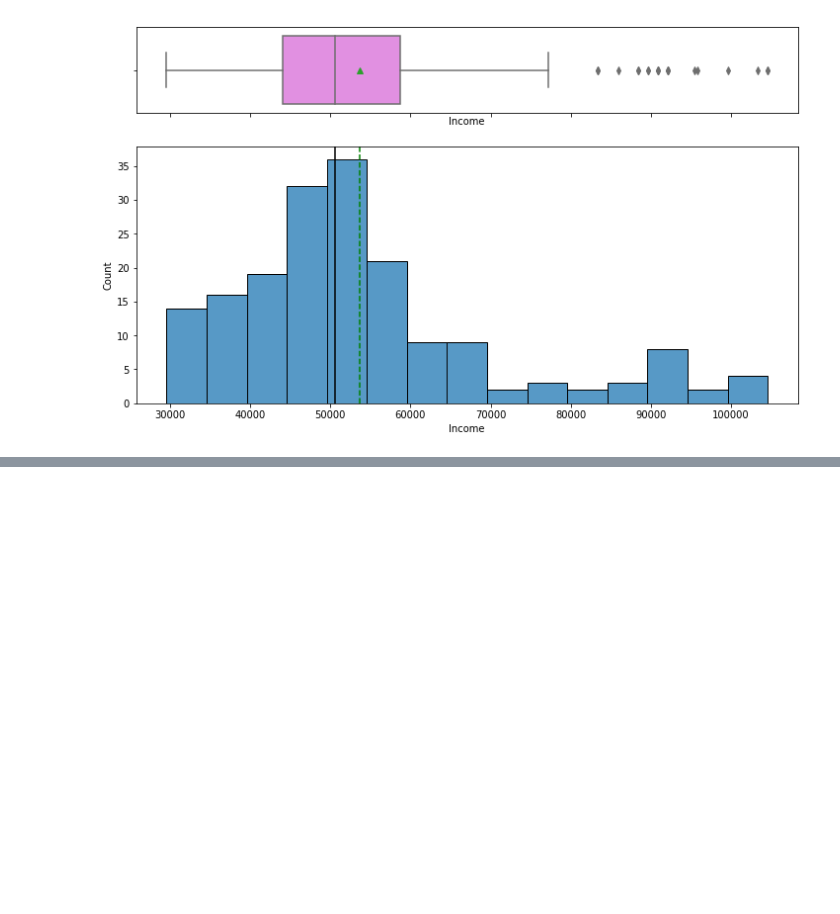
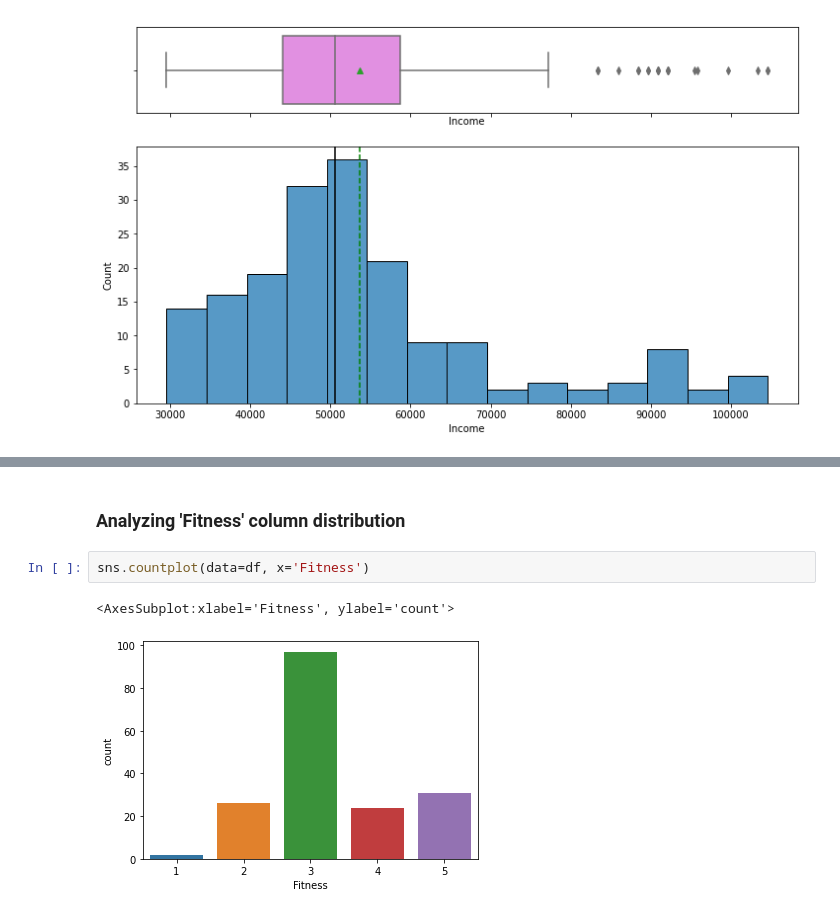
Before and after one commit to Isaac009/PGP-AIML, a Jupyter notebook: Projects/CardioGoodProject copy.ipynb, the cells around one changed output, grey strips where cells are left out. Saved outputs shown, nothing was run; the diff lists cells and outputs as text; blank space fills up the shorter version.

```diff
--- a/Projects/CardioGoodProject copy.ipynb
+++ b/Projects/CardioGoodProject copy.ipynb
@@ -222,0 +247,7 @@ histogram_boxplot(df, 'Income')
+# %% [markdown]
+### Analyzing 'Fitness' column distribution
+# %%
+sns.countplot(data=df, x='Fitness')
+# %% [output]
+<AxesSubplot:xlabel='Fitness', ylabel='count'>
+[figure, added]
```
Also changed, not shown: parts of 19 cells of this notebook.
